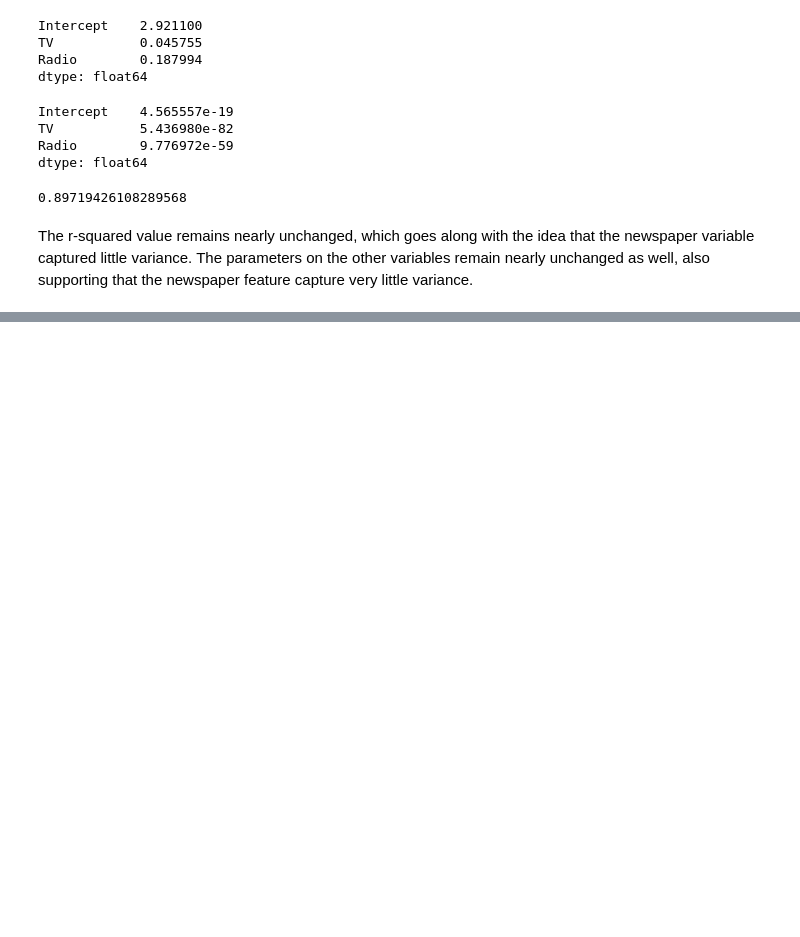
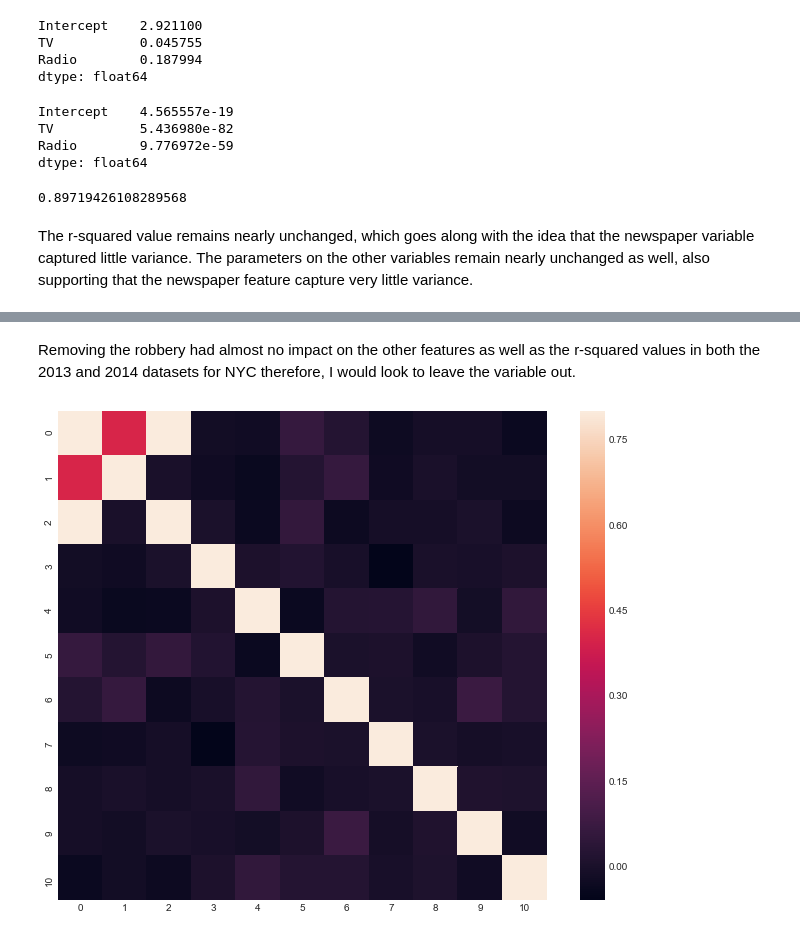
Before and after one commit to pollluxs/Thinkful, a Jupyter notebook: Unit2_Lesson5.ipynb, the cells around one changed output, grey strips where cells are left out. Drawn from its saved outputs; the diff is of its cells as text; code cells hidden in the pictures; blank space fills up the shorter version.

```diff
--- a/Unit2_Lesson5.ipynb
+++ b/Unit2_Lesson5.ipynb
@@ -77,0 +347,46 @@ The r-squared value remains nearly unchanged, which goes along with the idea tha
+# %% [markdown]
+Removing the robbery had almost no impact on the other features as well as the r-squared values in both the 2013 and 2014 datasets for NYC therefore, I would look to leave the variable out.
+# %%
+import math
+import warnings
+
+from matplotlib import pyplot as plt
+import numpy as np
+import pandas as pd
+import seaborn as sns
+from sklearn import linear_model
+from sklearn.cross_decomposition import PLSRegression
+
+%matplotlib inline
+sns.set_style('white')
+
+# Suppress annoying harmless error.
+warnings.filterwarnings(
+    action="ignore",
+    module="scipy",
+    message="^internal gelsd"
+)
+# %%
+# Number of datapoints in outcome.
+n = 1000
+
+# Number of features.
+p = 10
+
+# Create random normally distributed data for parameters.
+X = np.random.normal(size=n * p).reshape((n, p))
+
+# Create normally distributed outcome related to parameters but with noise.
+y = X[:, 0] + 2 * X[:, 1] + np.random.normal(size=n * 1) + 5
+
+
+
+# Check out correlations. First column is the outcome.
+f, ax = plt.subplots(figsize=(12, 9))
+corrmat = pd.DataFrame(np.insert(X, 0, y, axis=1)).corr()
+
+# Draw the heatmap using seaborn.
+sns.heatmap(corrmat, vmax=.8, square=True)
+plt.show()
+# %% [output]
+[figure, added]
```
Also changed, not shown: parts of 33 cells of this notebook, 2 other files.
